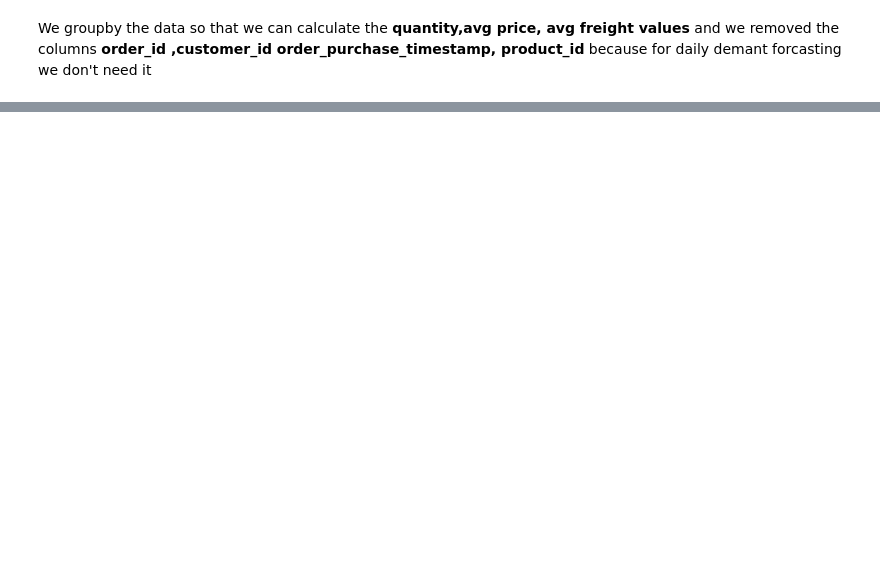
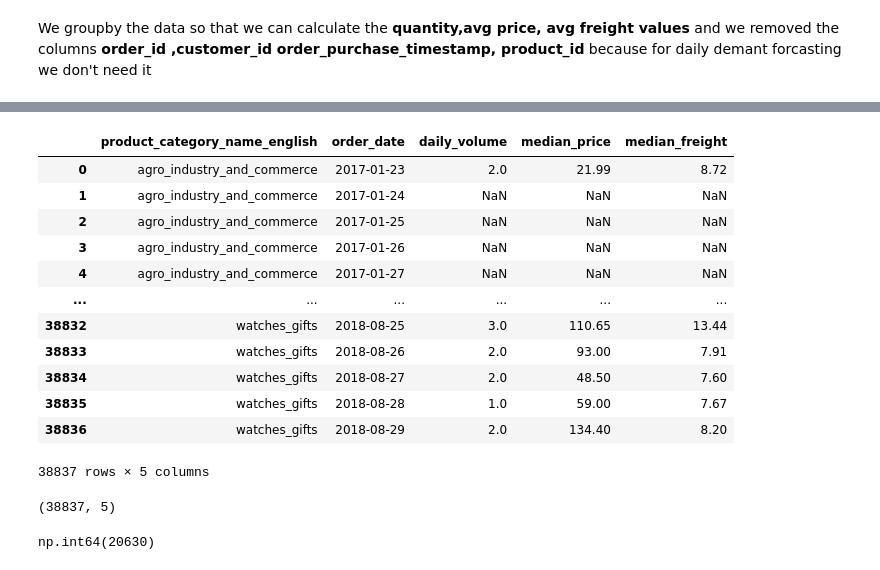
Before and after one commit to pruthvi-chavda/inventory-intelligence-suite, a Jupyter notebook: notebooks/Olist_Eda.ipynb, the cells around one changed output, grey strips where cells are left out. Saved outputs shown, nothing was run; the diff lists cells and outputs as text; code cells hidden in the pictures; blank space fills up the shorter version.

```diff
--- a/notebooks/Olist_Eda.ipynb
+++ b/notebooks/Olist_Eda.ipynb
@@ -108,0 +173,5 @@ x_train
+# %%
+
+df_daily = df_time_series.groupby('product_category_name_english')[['daily_volume', 'median_price', 'median_freight']].resample('D').asfreq()
+
+df_daily
@@ -108,0 +193,26 @@ x_train
+# %%
+
+df_daily = df_daily.reset_index()
+df_daily
+# %% [output]
+|  | product_category_name_english | order_date | daily_volume | median_price | median_freight |
+| 0 | agro_industry_and_commerce | 2017-01-23 | 2.0 | 21.99 | 8.72 |
+| 1 | agro_industry_and_commerce | 2017-01-24 | NaN | NaN | NaN |
+| 2 | agro_industry_and_commerce | 2017-01-25 | NaN | NaN | NaN |
+| 3 | agro_industry_and_commerce | 2017-01-26 | NaN | NaN | NaN |
+| 4 | agro_industry_and_commerce | 2017-01-27 | NaN | NaN | NaN |
+| ... | ... | ... | ... | ... | ... |
+| 38832 | watches_gifts | 2018-08-25 | 3.0 | 110.65 | 13.44 |
+| 38833 | watches_gifts | 2018-08-26 | 2.0 | 93.00 | 7.91 |
+| 38834 | watches_gifts | 2018-08-27 | 2.0 | 48.50 | 7.60 |
+| 38835 | watches_gifts | 2018-08-28 | 1.0 | 59.00 | 7.67 |
+| 38836 | watches_gifts | 2018-08-29 | 2.0 | 134.40 | 8.20 |
+38837 rows × 5 columns
+# %%
+df_daily.shape
+# %% [output]
+(38837, 5)
+# %%
+df_daily['daily_volume'].isna().sum()
+# %% [output]
+np.int64(20630)
```
Also changed, not shown: parts of 26 cells of this notebook.
